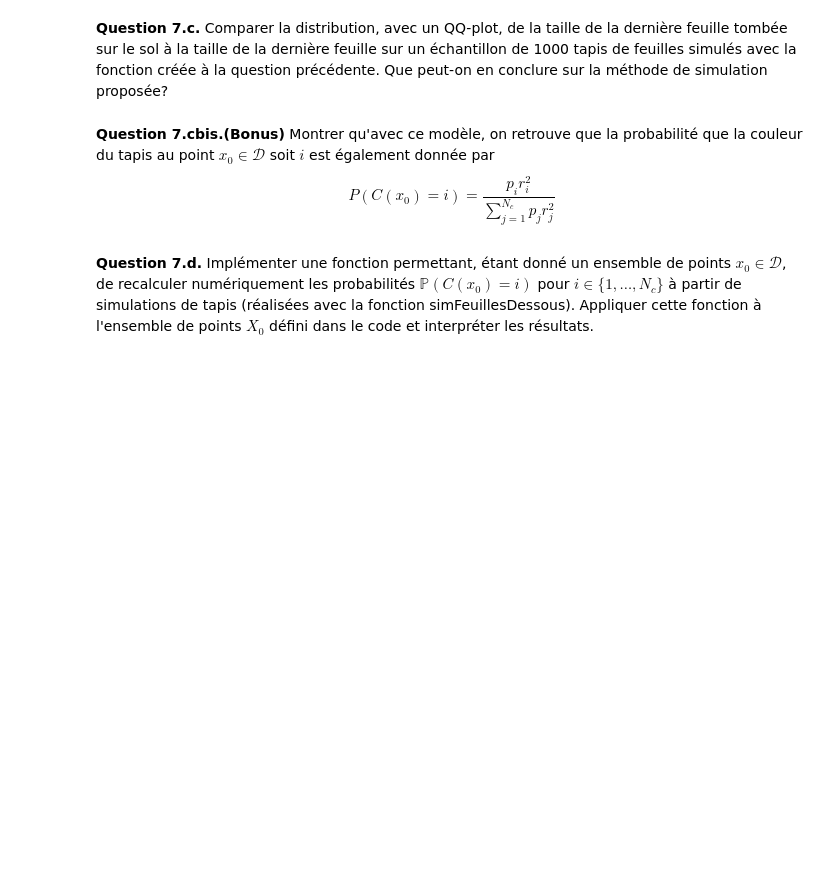
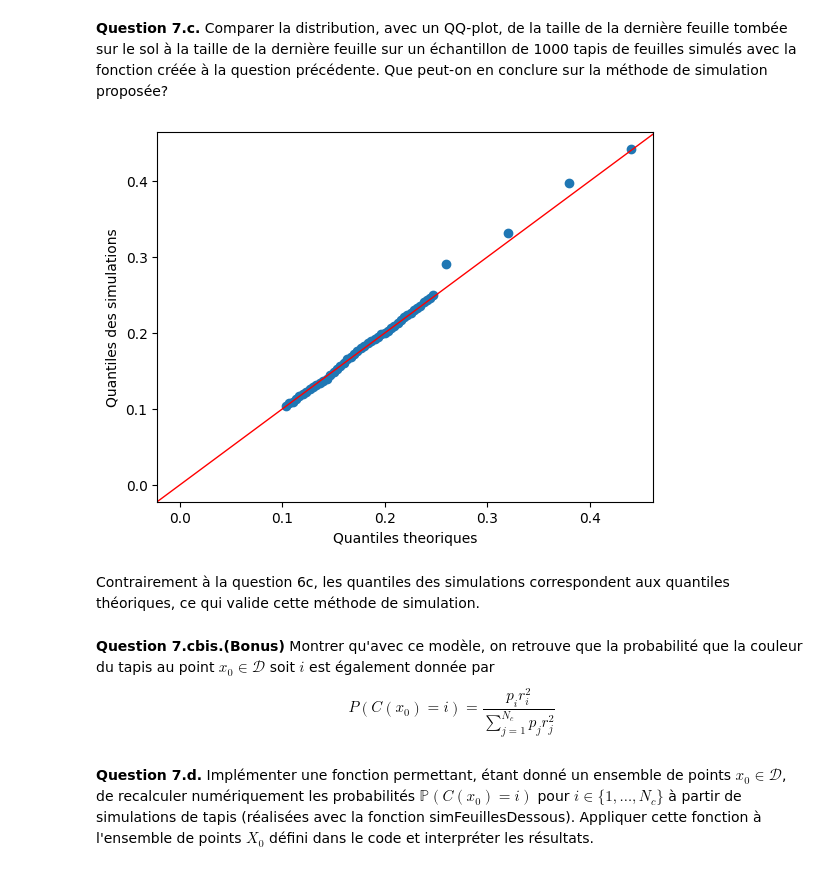
Before and after one commit to lucas-duhautois/Projet_numerique_proba, a Jupyter notebook: PN_Probas_24-25_VF.ipynb, the cells around one changed output. Drawn from its saved outputs; the diff is of its cells as text; code cells hidden in the pictures; blank space fills up the shorter version.

```diff
--- a/PN_Probas_24-25_VF.ipynb
+++ b/PN_Probas_24-25_VF.ipynb
@@ -594,3 +646,19 @@ def simFeuillesDessous(theta,p,a,b,Dext):
+# %%
+def simFeuillesDessous(theta,p,a,b,Dext):
+  T = 0
+  S = []
+  S_dessous = []
+  cover = np.array([False]*Ddiscr.shape[0])
+  while not(np.all(cover)) :
+      c = simCouleur(p)
+      rho = simTaille(c, a, b)
+      x, y = simPosition(Dext)
+      S.append([T, x, y, rho, c])
+      T += loi_exp(theta)
+      cover[np.abs(Ddiscr[:,0]-x)+np.abs(Ddiscr[:,1]-y) < rho] = True
+  for i in range (len(S)):
+     S_dessous.append(S[-1-i])
+  return np.array(S_dessous)
 # %%
 ## Simulation du tapis de feuilles
 Sim=simFeuillesDessous(theta,p,a,b,Dext)
@@ -600,5 +670,9 @@ plotSim(Sim)
 **Question 7.c.**  Comparer la distribution, avec un QQ-plot, de la taille de la dernière feuille tombée sur le sol à la taille de la dernière feuille sur un échantillon de 1000 tapis de feuilles simulés avec la fonction créée à la question précédente. Que peut-on en conclure sur la méthode de simulation proposée?
 # %%
 ## Simulation des tapis et extraction de la taille de la dernière feuille
-
-## COMPLETER ###
+def dernières_tailles_dessous (theta,p,a,b,Dext, N) :
+    result = []
+    for i in range (N) :
+        Sim=simFeuillesDessous(theta,p,a,b,Dext)
+        result.append(Sim[-1,3])
+    return(np.array(result))
@@ -611,11 +679,21 @@ qexp=## COMPLETER ###
+# %%
+## Quantiles théoriques
+qth_dessous=invF_rho([k/50.0 for k in range(1,50)], a, b, p)
+
+## Quantiles des simulations
+qexp_dessous=np.quantile(dernières_tailles_dessous(theta,p,a,b,Dext,1000), [k / 50.0 for k in range(1,50)])
 # %%
 ## QQ-Plot
 fig,ax=plt.subplots()
 ax.axline((0, 0), slope=1, linewidth=1, color='r')
-ax.scatter(qth,qexp)
+ax.scatter(qth_dessous,qexp_dessous)
 ax.set_xlabel("Quantiles theoriques")
 ax.set_ylabel("Quantiles des simulations")
 plt.show()
+# %% [output]
+[figure, added]
+# %% [markdown]
+Contrairement à la question 6c, les quantiles des simulations correspondent aux quantiles théoriques, ce qui valide cette méthode de simulation.
 # %% [markdown]
 **Question 7.cbis.(Bonus)** Montrer qu'avec ce modèle, on retrouve que la probabilité que la couleur du tapis au point $x_0\in\mathcal{D}$  soit $i$ est également donnée par
 $$P(C(x_0)=i)=\frac{p_i r_i^2}{\sum_{j=1}^{N_c} p_jr_j^2}$$
```
Also changed, not shown: parts of 23 cells of this notebook.
